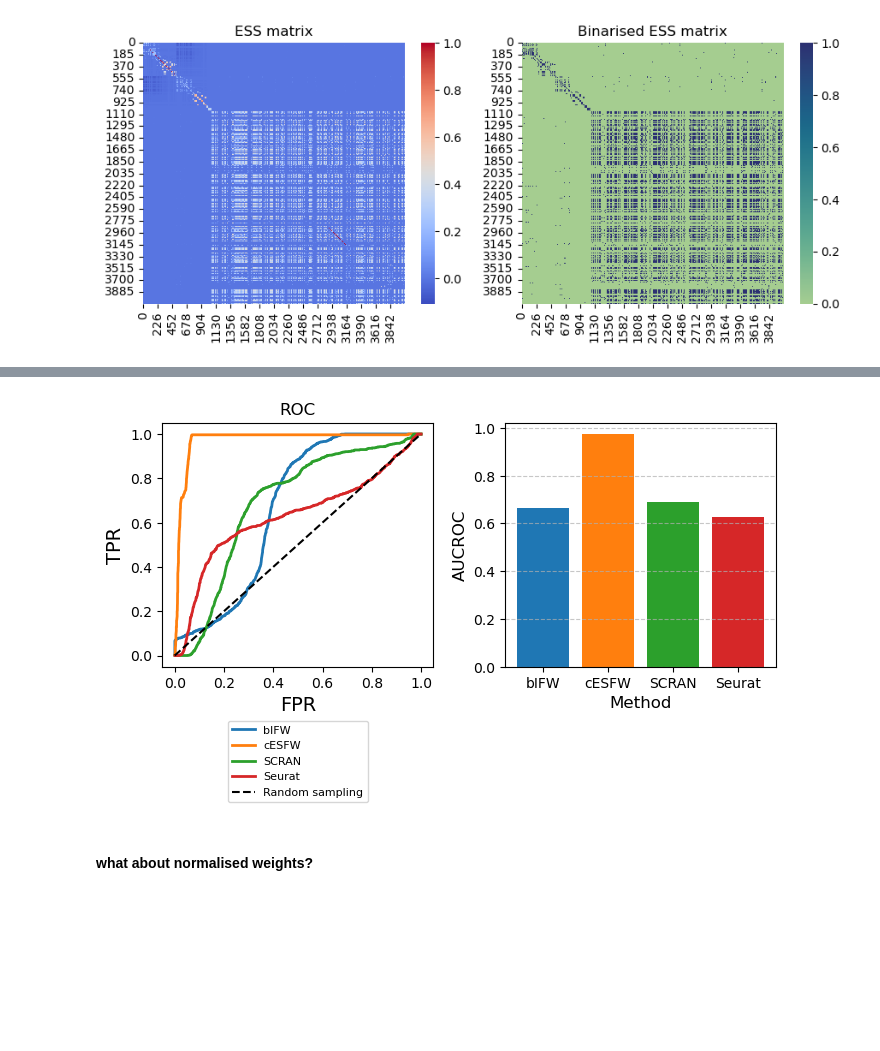
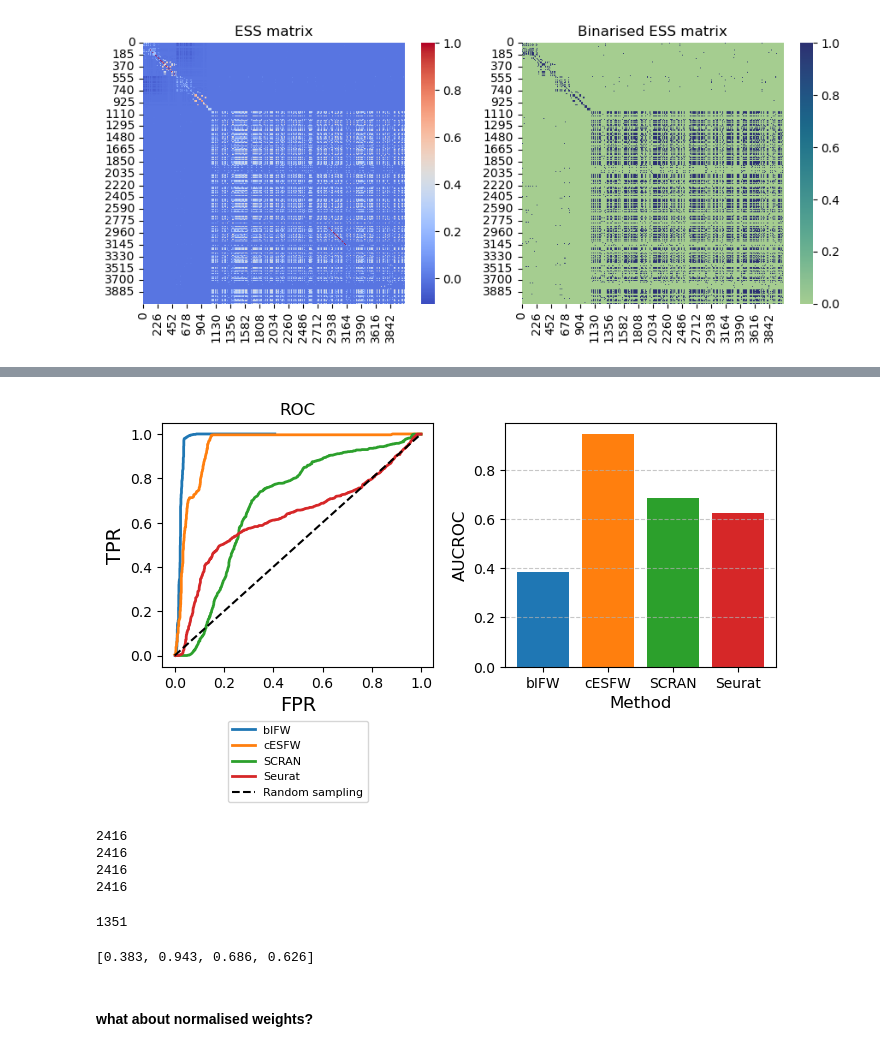
Before and after one commit to sgb67/ifw, a Jupyter notebook: syndata1_4/bIFW_biftrif_dummy.ipynb, the cells around one changed output, grey strips where cells are left out. Saved outputs shown, nothing was run; the diff lists cells and outputs as text; code cells hidden in the pictures; blank space fills up the shorter version.

Commit message:
dummytrifbif

```diff
--- a/syndata1_4/bIFW_biftrif_dummy.ipynb
+++ b/syndata1_4/bIFW_biftrif_dummy.ipynb
@@ -599,0 +629,5 @@ omega_matrix.to_csv(path + "/trifbif/bIFW_omega_matrix_dummy_nonans.csv")
+# %%
+# load things
+omega_matrix = pd.read_csv(path + "/trifbif/bIFW_omega_matrix_dummy_nonans.csv",header=0,index_col=0)
+chip_masked = pd.read_csv(path + '/trifbif/bIFW_sign_matrix_dummy_tmp.csv',header=0,index_col=0)
+chip = pd.read_csv(path + '/trifbif/bIFW_sign_matrix_raw_dummy_tmp.csv',header=0,index_col=0)
@@ -844,35 +892,51 @@ def ROC_plot(order_list, order_list_names, structured_genes, housekeeping_genes,
         axes[0].set_title("ROC", fontsize=12)
         axes[0].set_xlabel("FPR", fontsize=14)
         axes[0].set_ylabel("TPR", fontsize=14)
         axes[0].legend(prop={'size': 8}, loc='upper center', bbox_to_anchor=(0.5, -0.2), ncol=1)
 
         axes[1].bar(order_list_names, AUCROC_allvalues, color=["#1f77b4", "#ff7f0e", "#2ca02c", "#d62728"])
         #axes[1].set_title("AUCROC", fontsize=12)
         axes[1].set_xlabel('Method', fontsize=12)
         axes[1].set_ylabel('AUCROC', fontsize=12)
         axes[1].grid(axis='y', linestyle='--', alpha=0.7)
         plt.tight_layout()
         plt.show()
 
     elif AUC_plot == False:
         plt.figure(figsize=(4,4))
         AUCROC_allvalues = []
         for comp in np.arange(n_comparisons):
             AUCROC_allvalues.append(np.round(integrate(FPRs[comp, :], Recalls[comp, :]), 3))
             plt.plot(FPRs[comp, :], Recalls[comp, :], label=order_list_names[comp], linewidth=2)
         #plt.title("ROC", fontsize=12)
         plt.plot(np.array([0,1]), c="black", linestyle="--", label="Random sampling")
         plt.xlabel("FPR", fontsize=14)
         plt.ylabel("TPR", fontsize=14)
         plt.legend(prop={'size': 8}, loc='center', bbox_to_anchor=(0.5, 0.2), ncol=1)
         plt.tight_layout()
         plt.show()
 
     return AUCROC_allvalues
 
-AUCROCs = ROC_plot(order_list, order_list_names, structured_genes=Structured_Genes, housekeeping_genes=House_Keeping_Genes, spacing=1000, AUC_plot=True)
+AUCROCs = ROC_plot(order_list, order_list_names, structured_genes=Structured_Genes, housekeeping_genes=House_Keeping_Genes, spacing=500, AUC_plot=True)
 # %% [output]
-[figure, old version]
+[figure, new version]
+# %%
+for l in order_list:
+    print(f"{len(l)}")
+# %% [output]
+2416
+2416
+2416
+2416
+# %%
+len(House_Keeping_Genes)
+# %% [output]
+1351
+# %%
+AUCROCs
+# %% [output]
+[0.383, 0.943, 0.686, 0.626]
 # %% [markdown]
 #### what about normalised weights?
 # %%
```
Also changed, not shown: parts of 20 cells of this notebook.
